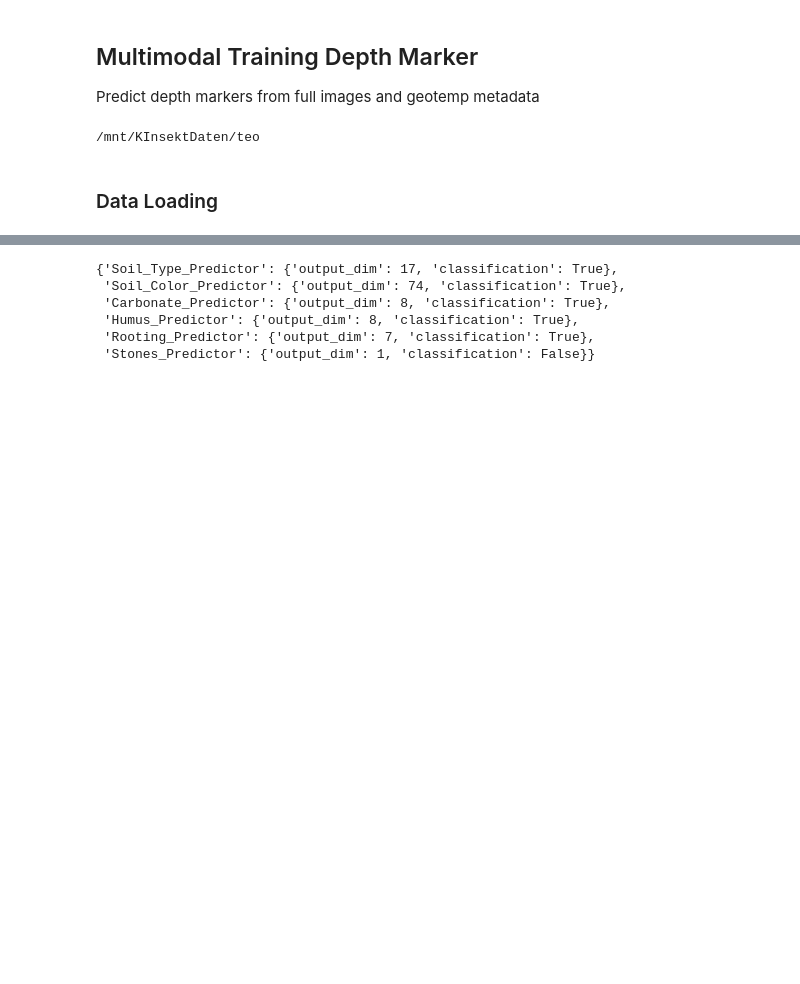
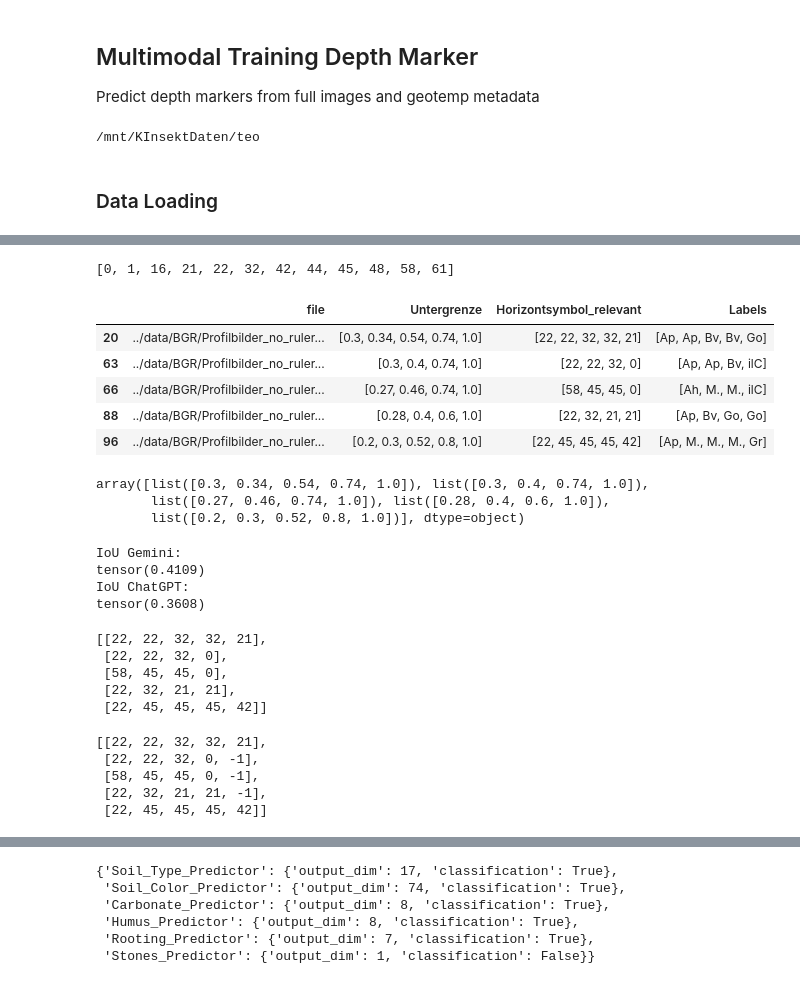
Before and after one commit to calgo-lab/BGR, a Jupyter notebook: notebooks/soil/Multimodal_Training_Depths.ipynb, the cells around one changed output, grey strips where cells are left out. Saved outputs shown, nothing was run; the diff lists cells and outputs as text; code cells hidden in the pictures; blank space fills up the shorter version.

```diff
--- a/notebooks/soil/Multimodal_Training_Depths.ipynb
+++ b/notebooks/soil/Multimodal_Training_Depths.ipynb
@@ -48,0 +64,71 @@ train_df, val_df, test_df = dataprocessor.multi_label_stratified_shuffle_split(d
+# %%
+# Get unique horizon indexes in the small train_df
+unique_integers = set()
+train_df_small['Horizontsymbol_relevant'].apply(lambda x: unique_integers.update(x))
+unique_integers = sorted(unique_integers)
+unique_integers
+# %% [output]
+[0, 1, 16, 21, 22, 32, 42, 44, 45, 48, 58, 61]
+# %%
+# Pick examples in the validation set that only contain horizon labels found in the small train_df
+filtered_val_df = val_df[val_df['Horizontsymbol_relevant'].apply(lambda x: all(item in unique_integers for item in x))]
+val_df_small = filtered_val_df[['file', 'Untergrenze', 'Horizontsymbol_relevant']].head()
+val_df_small['Labels'] = val_df_small['Horizontsymbol_relevant'].apply(lambda x: [hor_labels[i] for i in x])
+val_df_small
+# %% [output]
+|  | file | Untergrenze | Horizontsymbol_relevant | Labels |
+| 20 | ../data/BGR/Profilbilder_no_ruler... | [0.3, 0.34, 0.54, 0.74, 1.0] | [22, 22, 32, 32, 21] | [Ap, Ap, Bv, Bv, Go] |
+| 63 | ../data/BGR/Profilbilder_no_ruler... | [0.3, 0.4, 0.74, 1.0] | [22, 22, 32, 0] | [Ap, Ap, Bv, ilC] |
+| 66 | ../data/BGR/Profilbilder_no_ruler... | [0.27, 0.46, 0.74, 1.0] | [58, 45, 45, 0] | [Ah, M., M., ilC] |
+| 88 | ../data/BGR/Profilbilder_no_ruler... | [0.28, 0.4, 0.6, 1.0] | [22, 32, 21, 21] | [Ap, Bv, Go, Go] |
+| 96 | ../data/BGR/Profilbilder_no_ruler... | [0.2, 0.3, 0.52, 0.8, 1.0] | [22, 45, 45, 45, 42] | [Ap, M., M., M., Gr] |
+# %%
+# True validation depths
+true_depths = val_df_small['Untergrenze'].values
+true_depths
+# %% [output]
+array([list([0.3, 0.34, 0.54, 0.74, 1.0]), list([0.3, 0.4, 0.74, 1.0]),
+       list([0.27, 0.46, 0.74, 1.0]), list([0.28, 0.4, 0.6, 1.0]),
+       list([0.2, 0.3, 0.52, 0.8, 1.0])], dtype=object)
+# %%
+# Predictions Gemini 2.0 Flash
+gemini_depths = torch.Tensor([[0.35, 0.55, 1.0, 1.0, 1.0], [0.3, 0.45, 0.75, 1.0, 1.0], [0.3, 0.65, 1.0, 1.0, 1.0], [0.25, 0.4, 1.0, 1.0, 1.0], [0.3, 0.5, 0.85, 1.0, 1.0]])
+
+# Predictions ChatGPT 4o-mini
+chatgpt_depths = torch.Tensor([[0.25, 0.47, 0.72, 0.92, 1.0], [0.22, 0.41, 0.66, 0.89, 1.0], [0.16, 0.35, 0.58, 0.82, 1.0], [0.22, 0.55, 0.83, 1.0, 1.0], [0.33, 0.66, 1.0, 1.0, 1.0]])
+
+# Convert true_depths to a padded tensor
+padded_true_depths = pad_tensor(true_depths, max_seq_len=gemini_depths.size(1), stop_token=1.0)
+
+print('IoU Gemini:')
+print(depth_iou(gemini_depths, padded_true_depths))
+print('IoU ChatGPT:')
+print(depth_iou(chatgpt_depths, padded_true_depths))
+# %% [output]
+IoU Gemini:
+tensor(0.4109)
+IoU ChatGPT:
+tensor(0.3608)
+# %%
+# True validation horizon labels
+true_labels = [s for s in val_df_small['Horizontsymbol_relevant']]
+true_labels
+# %% [output]
+[[22, 22, 32, 32, 21],
+ [22, 22, 32, 0],
+ [58, 45, 45, 0],
+ [22, 32, 21, 21],
+ [22, 45, 45, 45, 42]]
+# %%
+# Append a stop token to the true labels
+max_len = max(len(labels) for labels in true_labels)
+for lab_list in true_labels:
+    while len(lab_list) < max_len:
+        lab_list.append(-1)
+true_labels
+# %% [output]
+[[22, 22, 32, 32, 21],
+ [22, 22, 32, 0, -1],
+ [58, 45, 45, 0, -1],
+ [22, 32, 21, 21, -1],
+ [22, 45, 45, 45, 42]]
```
Also changed, not shown: parts of 8 cells of this notebook.
